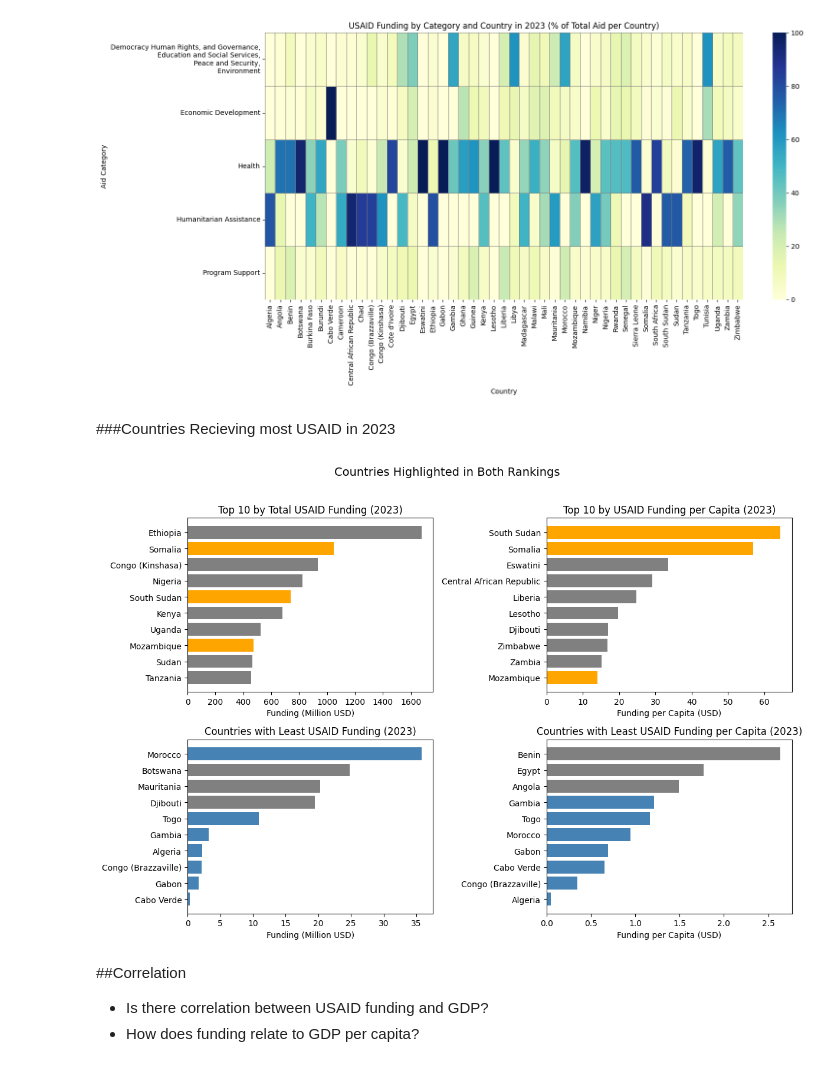
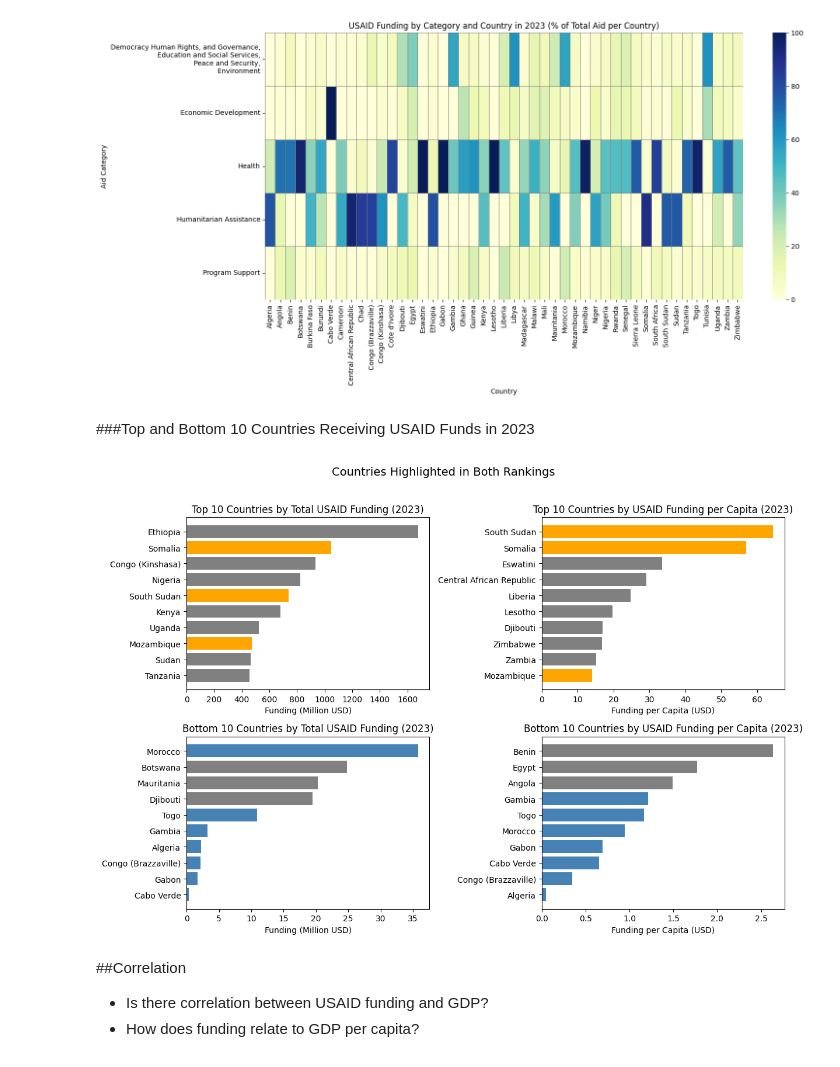
Before and after one commit to MaureenOShea/WiDS25_data-sleuthing, a Jupyter notebook: wids_usaid_africa_analysis.ipynb, the cells around one changed output. Saved outputs shown, nothing was run; the diff lists cells and outputs as text; code cells hidden in the pictures.

```diff
--- a/wids_usaid_africa_analysis.ipynb
+++ b/wids_usaid_africa_analysis.ipynb
@@ -123,11 +121,9 @@ merged_df = merged_df.dropna(subset=["Population","GDP USD"])
 combined_categories = ['Democracy, Human Rights, and Governance', 'Education and Social Services', 'Peace and Security', 'Environment']
 merged_df['US Category Name'] = merged_df['US Category Name'].apply(lambda x: 'Combined Categories' if x in combined_categories else x)
 
-display(merged_df.info(), merged_df.describe())
+#
+merged_df = merged_df.groupby(["Year","Country Code","Income Group Acronym", "US Category Name","Country Name",]).agg({
+    "Amount USD": "sum", "Population": "mean", "GDP USD":"mean"}).reset_index()
 
-# get unique values for categorical columns
-
-for column in merged_df.columns:
-  if merged_df[column].dtype == 'object':
-    display(f"Unique values for {column}: {merged_df[column].unique()}")
+display(merged_df)
 # %% [output]
@@ -442,23 +454,26 @@ plt.show()
 # %% [output]
 [figure]
 # %% [markdown]
-###Countries Recieving most USAID in 2023
+###Top and Bottom 10 Countries Receiving USAID Funds in 2023
 # %%
 # Countries receiving the most USAID in 2023
 
+
+
+# --- Aggregate funding at the country-year level ---
+country_year_df = merged_df.groupby(["Year","Country Name","Income Group Acronym"]).agg({
+    "Amount USD": "sum", "Population": "first", "GDP USD":"first"}).reset_index()
+
 # --- Filter and prepare 2023 data ---
-usaid_2023 = merged_df[merged_df["Year"] == 2023]
-
-# --- Aggregate total funding and population by country ---
-country_funding_2023 =(usaid_2023.groupby("Country Name").agg({"Amount USD": "sum", "Population": "mean"}).reset_index())
+country_year_df_2023 = country_year_df[country_year_df["Year"]==2023]
 
 # Calculate per capita funding
-country_funding_2023["Funding per Capita"] = (country_funding_2023["Amount USD"] / country_funding_2023["Population"])
+country_year_df_2023["Funding per Capita"] = (country_year_df_2023["Amount USD"] / country_year_df_2023["Population"])
 
 # --- Top 10 lists ---
-top_total_2023 = country_funding_2023.nlargest(10, "Amount USD")
+top_total_2023 = country_year_df_2023.nlargest(10, "Amount USD")
 top_total_2023 = top_total_2023.sort_values(by="Amount USD", ascending=True).head(10)
-top_per_capita_2023 = country_funding_2023.nlargest(10, "Funding per Capita")
+top_per_capita_2023 = country_year_df_2023.nlargest(10, "Funding per Capita")
 top_per_capita_2023 = top_per_capita_2023.sort_values(by="Funding per Capita", ascending=True).head(10)
 
 # Identify overlapping countries
@@ -467,8 +482,8 @@ shared_countries = set(top_total_2023["Country Name"]) & set(top_per_capita_2023
 # Countries receiving the least USAID in 2023
 
 # --- Top 10 lists ---
-bottom_total_2023 = country_funding_2023.nsmallest(10, "Amount USD")
-bottom_per_capita_2023 = country_funding_2023.nsmallest(10, "Funding per Capita")
+bottom_total_2023 = country_year_df_2023.nsmallest(10, "Amount USD")
+bottom_per_capita_2023 = country_year_df_2023.nsmallest(10, "Funding per Capita")
 
 # Identify overlapping countries
 bottom_shared_countries = set(bottom_total_2023["Country Name"]) & set(bottom_per_capita_2023["Country Name"])
@@ -482,43 +497,43 @@ fig, axes = plt.subplots(2, 2, figsize=(12, 8), sharex=False)
 for _, row in top_total_2023.iterrows():
     color = "orange" if row["Country Name"] in shared_countries else "gray"
     axes[0, 0].barh(row["Country Name"], row["Amount USD"] / 1e6, color=color)
-    axes[0, 0].set_title("Top 10 by Total USAID Funding (2023)")
+    axes[0, 0].set_title("Top 10 Countries by Total USAID Funding (2023)")
     axes[0, 0].set_xlabel("Funding (Million USD)")
     axes[0, 0].invert_yaxis()
     axes[0, 0].grid(axis='x')
 
 # Right: Per capita funding
 for _, row in top_per_capita_2023.iterrows():
     color = "orange" if row["Country Name"] in shared_countries else "gray"
     axes[0, 1].barh(row["Country Name"], row["Funding per Capita"], color=color)
-    axes[0, 1].set_title("Top 10 by USAID Funding per Capita (2023)")
+    axes[0, 1].set_title("Top 10 Countries by USAID Funding per Capita (2023)")
     axes[0, 1].set_xlabel("Funding per Capita (USD)")
     axes[0, 1].invert_yaxis()
     axes[0, 1].grid(axis='x')
 
 # Left: Total funding
 for _, row in bottom_total_2023.iterrows():
     color = "steelblue" if row["Country Name"] in bottom_shared_countries else "gray"
     axes[1, 0].barh(row["Country Name"], row["Amount USD"] / 1e6, color=color)
-    axes[1, 0].set_title("Countries with Least USAID Funding (2023)")
+    axes[1, 0].set_title("Bottom 10 Countries by Total USAID Funding (2023)")
     axes[1, 0].set_xlabel("Funding (Million USD)")
     axes[1, 0].invert_yaxis()
     axes[1, 0].grid(axis='x')
 
 # Right: Per capita funding
 for _, row in bottom_per_capita_2023.iterrows():
     color = "steelblue" if row["Country Name"] in bottom_shared_countries else "gray"
     axes[1, 1].barh(row["Country Name"], row["Funding per Capita"], color=color)
-    axes[1, 1].set_title("Countries with Least USAID Funding per Capita (2023)")
+    axes[1, 1].set_title("Bottom 10 Countries by USAID Funding per Capita (2023)")
     axes[1, 1].set_xlabel("Funding per Capita (USD)")
     axes[1, 1].invert_yaxis()
     axes[1, 1].grid(axis='x')
 
 plt.suptitle("Countries Highlighted in Both Rankings", fontsize=14, y=1.02)
 plt.tight_layout()
 plt.show()
 # %% [output]
-[figure, old version]
+[figure, new version]
 # %% [markdown]
 ##Correlation
 * Is there correlation between USAID funding and GDP?
```
Also changed, not shown: parts of 13 cells of this notebook.
